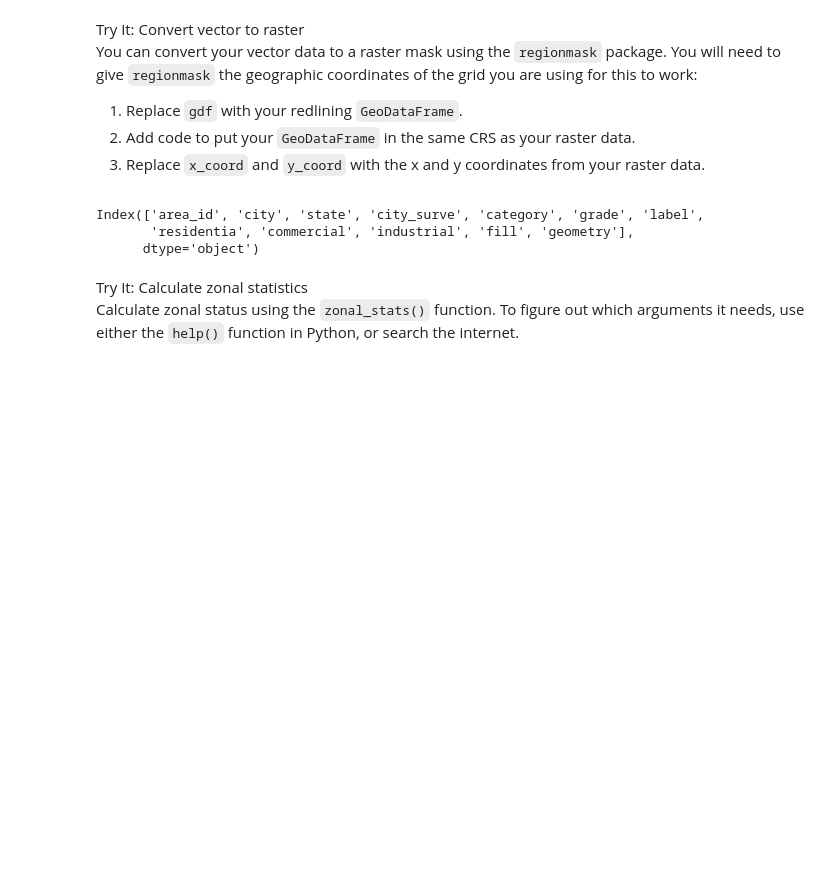
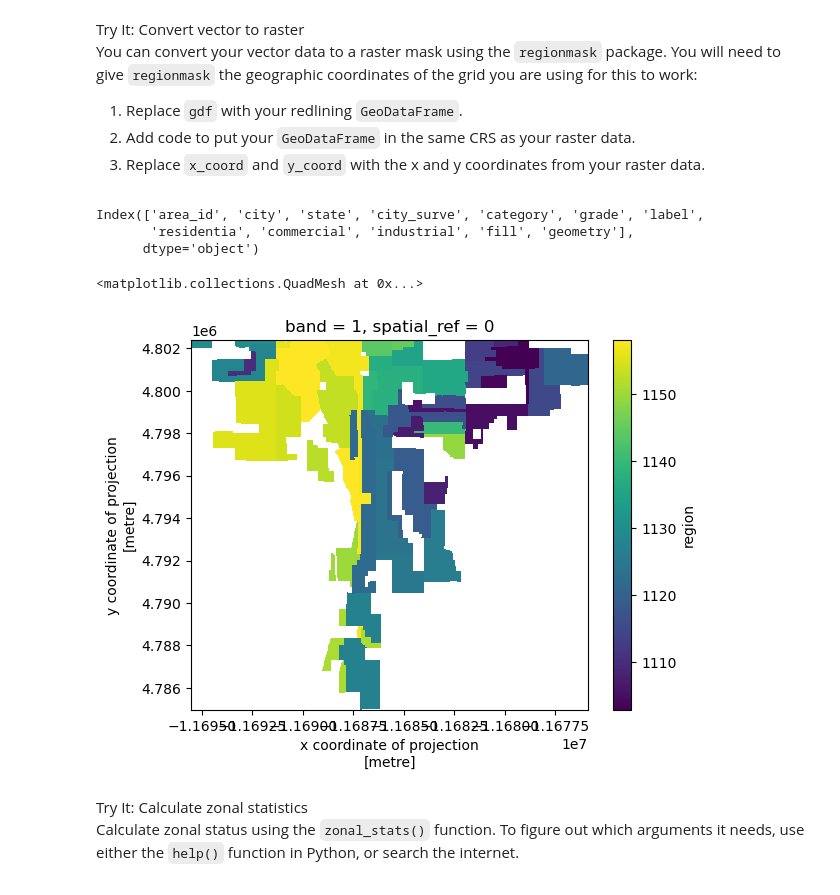
Before and after one commit to earthlab-education/fundamentals-04-redlining-gpb3037, a Jupyter notebook: notebooks/redlining-41-zonal-stats.ipynb, the cells around one changed output. Drawn from its saved outputs; the diff is of its cells as text; code cells hidden in the pictures; blank space fills up the shorter version.

```diff
--- a/notebooks/redlining-41-zonal-stats.ipynb
+++ b/notebooks/redlining-41-zonal-stats.ipynb
@@ -112,33 +105,37 @@ Index(['area_id', 'city', 'state', 'city_surve', 'category', 'grade', 'label',
 #     denver_proj_aoi_gdf,
 #     denver_ndvi_da.x, denver_ndvi_da.y,
 #     overlap=False,
 #     wrap_lon=False
 # )
 
 import regionmask
 import cartopy.crs as ccrs
 
 # Ensure both are in the same CRS, here Mercator for instance
 target_crs = ccrs.Mercator()
 
 # Reproject `denver_proj_aoi_gdf` if needed
 if denver_proj_aoi_gdf.crs != target_crs.proj4_init:
     denver_proj_aoi_gdf = denver_proj_aoi_gdf.to_crs(target_crs.proj4_init)
 
 # Similarly, check and reproject `denver_ndvi_da` if it supports CRS
 if hasattr(denver_ndvi_da, 'rio'):
     denver_ndvi_da = denver_ndvi_da.rio.reproject(target_crs.proj4_init)
 
 # Confirm coordinate names align
 lon, lat = denver_ndvi_da.x, denver_ndvi_da.y
 
 # Mask using regionmask
 denver_redlining_mask = regionmask.mask_geopandas(
     denver_proj_aoi_gdf,
     lon, lat,
     overlap=False,
     wrap_lon=False
 )
+denver_redlining_mask.plot()
+# %% [output]
+<matplotlib.collections.QuadMesh at 0x...>
+[figure, added]
 # %% [markdown]
 <link rel="stylesheet" type="text/css" href="./assets/styles.css"><div class="callout callout-style-default callout-titled callout-task"><div class="callout-header"><div class="callout-icon-container"><i class="callout-icon"></i></div><div class="callout-title-container flex-fill">Try It: Calculate zonal statistics</div></div><div class="callout-body-container callout-body"><p>Calculate zonal status using the <code>zonal_stats()</code> function.
 To figure out which arguments it needs, use either the
```
Also changed, not shown: parts of 7 cells of this notebook.
